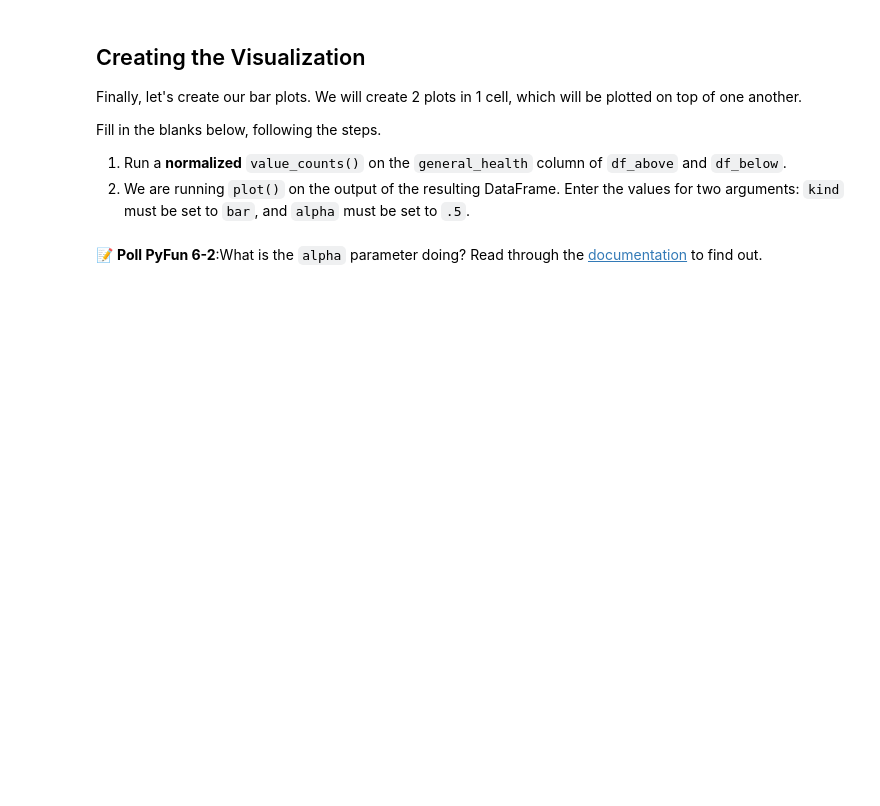
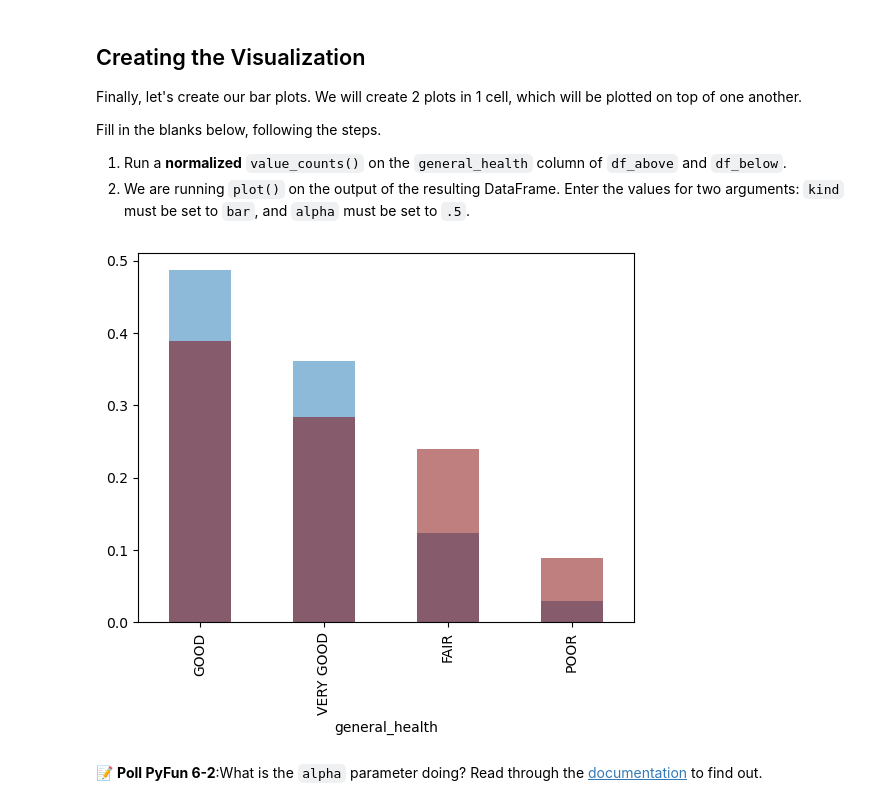
Before and after one commit to linahKhayri/ET6-Code-Alongs, a Jupyter notebook: victoria_hollingshead/6_Project.ipynb, the cells around one changed output. Cells and saved outputs as stored; diff of their text form; code cells hidden in the pictures; blank space fills up the shorter version.

```diff
--- a/victoria_hollingshead/6_Project.ipynb
+++ b/victoria_hollingshead/6_Project.ipynb
@@ -142,3 +171,5 @@ Get rid of the non-existent values in this column with the `.dropna()` method. L
+# %%
+df = df.dropna(subset=['general_health'])
 # %% [markdown]
 <a id='eda'></a>
 
@@ -168,3 +205,9 @@ To do this, we can create a function that takes in values of the `poverty_level`
+# %%
+def assign_level(i):
+  if i == "0-99% FPL":
+    return 0
+  else:
+    return 1
 # %% [markdown]
 ## Applying a Function
 
@@ -176,0 +218,2 @@ Recall that we can use the `apply()` method in Pandas to apply our new function
+# %%
+df['above_poverty_line'] = df['poverty_level'].apply(assign_level)
@@ -191,8 +240,8 @@ Let's perform the same operation on our data.
 2. Create a new DataFrame, `df_above`. It will be a subset of our `df`, based on the condition that the value in `above_poverty_line` is 1.
 # %%
 # YOUR CODE HERE
-df_below = ...
-df_above = ...
+df_below = df[df['above_poverty_line'] == 0]
+df_above = df[df['above_poverty_line']== 1]
 # %% [markdown]
 ## Creating the Visualization
 
@@ -204,8 +253,10 @@ Fill in the blanks below, following the steps.
 2. We are running `plot()` on the output of the resulting DataFrame. Enter the values for two arguments: `kind` must be set to `bar`, and `alpha` must be set to `.5`.
 # %%
 # YOUR CODE HERE
-df_above[...].value_counts(...).plot(kind=..., alpha=...);
-df_below[...].value_counts(...).plot(kind=..., alpha=...,color='maroon');
+df_above['general_health'].value_counts(normalize=True).plot(kind='bar', alpha=.5);
+df_below['general_health'].value_counts(normalize=True).plot(kind='bar', alpha=.5,color='maroon');
+# %% [output]
+[figure, added]
 # %% [markdown]
 📝 **Poll PyFun 6-2**:What is the `alpha` parameter doing? Read through the [documentation](https://pandas.pydata.org/docs/user_guide/visualization.html) to find out.</span>
 # %% [markdown]
```
Also changed, not shown: parts of 16 cells of this notebook.
